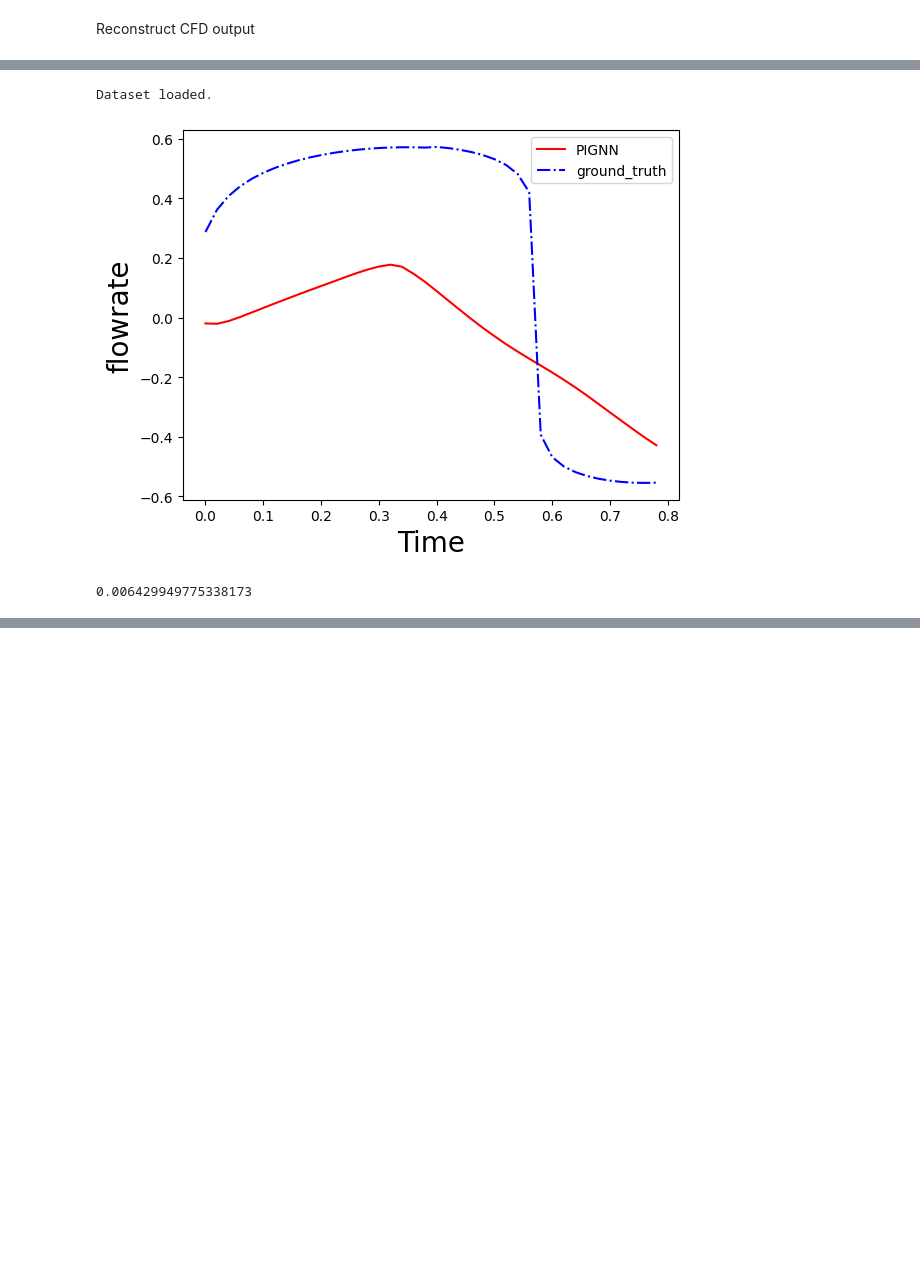
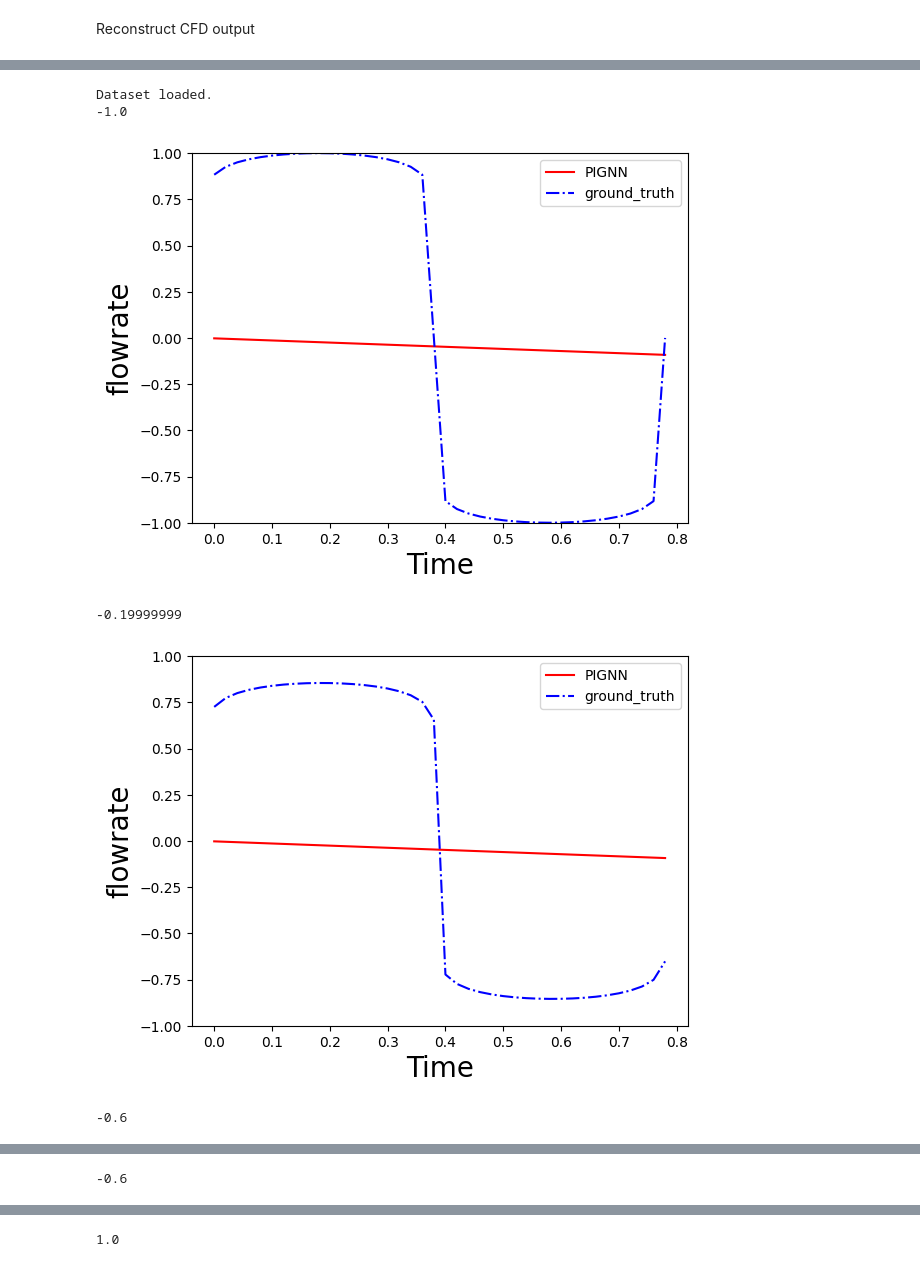
Before and after one commit to tamtran22/graph_batching, a Jupyter notebook: train1D_v3_2.ipynb, the cells around one changed output, grey strips where cells are left out. Saved outputs shown, nothing was run; the diff lists cells and outputs as text; code cells hidden in the pictures; blank space fills up the shorter version.

```diff
--- a/train1D_v3_2.ipynb
+++ b/train1D_v3_2.ipynb
@@ -27,7 +27,7 @@ dataset = OneDDatasetLoader(
 print('Dataset loaded.')
 
 train_dataset, test_dataset = train_eval_split(dataset,
-    train_id=list(range(15,30)), eval_id=list(range(0,15)))
+    train_id=list(range(0,15)), eval_id=list(range(15,30)))
 # %% [output]
 Dataset loaded.
 # %%
@@ -38,7 +38,7 @@ Train
 # %%
 import os
 import torch
-from networks.network_parc import PARC
+from networks.network_parc_v2 import PARC, MeshGraphNet
 os.environ["CUDA_VISIBLE_DEVICES"]="2"
 from networks.network_recurrent import objectview
 from networks.loss import WeightedMSELoss
@@ -51,7 +51,7 @@ args = objectview({
     'n_timesteps' : 1,
     'n_hiddenfields' : 128,
     'n_meshfields' : dataset[0].node_attr.size(1),
-    'n_bcfields' : 1,
+    'n_bcfields' : 0,
     'timesteps' : 0.02,
     'device' : torch.device("cuda:0" if torch.cuda.is_available() else "cpu"),
     'lr' : 5e-7,
@@ -68,6 +68,7 @@ model = PARC(
     n_meshfields=args.n_meshfields,
     n_bcfields=args.n_bcfields
 )
+
 model = model.to(args.device)
 optimizer = torch.optim.Adam(model.parameters(), lr=args.lr, weight_decay=args.weight_decay)
 # criterion = torch.nn.MSELoss()
@@ -76,7 +77,10 @@ criterion = WeightedMSELoss()
 # Train function v2
 def train(model, data, args):
     n_time = data.pressure.size(1)
-    edge_index = data.edge_index.to(args.device)
+    # edge_index = data.edge_index.to(args.device)
+    edge_index = torch.cat([
+        data.edge_index, torch.flip(data.edge_index, dims=[0]
+        )], dim=1).to(args.device)
     mesh_features = data.node_attr.to(args.device)
     F_bc = data.flowrate_bc.to(args.device)
     weight = data.node_weight.to(args.device)
@@ -113,7 +117,10 @@ def train(model, data, args):
 # Eval function
 def eval(model, data, args):
     n_time = data.pressure.size(1)
-    edge_index = data.edge_index.to(args.device)
+    # edge_index = data.edge_index.to(args.device)
+    edge_index = torch.cat([
+        data.edge_index, torch.flip(data.edge_index, dims=[0]
+        )], dim=1).to(args.device)
     mesh_features = data.node_attr.to(args.device)
     F_bc = data.flowrate_bc.to(args.device)
     weight = data.node_weight.to(args.device)
@@ -175,5 +182,5 @@ for epoch in range(args.epoch):
         args.train_lambda = 0.5
     print(f'Epoch {epoch}: train loss = {train_loss}; eval loss = {eval_loss}')
     if (epoch+1) % 25 == 0:
-        torch.save(model.state_dict(), f'models/parc_v3_epoch{epoch+1}.pth')
+        torch.save(model.state_dict(), f'models/parc_v3_differentiator_epoch{epoch+1}.pth')
 # %% [output]
@@ -225,10 +234,13 @@ import matplotlib.pyplot as plt
 
 def plot_comparison(model, data):
     n_time = data.pressure.size(1)
-    edge_index = data.edge_index.to(args.device)
+    # edge_index = data.edge_index.to(args.device)
+    edge_index = torch.cat([
+        data.edge_index, torch.flip(data.edge_index, dims=[0]
+        )], dim=1).to(args.device)
     mesh_features = data.node_attr.to(args.device)
     F_bc = data.flowrate_bc.to(args.device)
-    weight = data.node_weight.to(args.device)
+    # weight = data.node_weight.to(args.device)
     F_initial = torch.cat([
         data.pressure[:,0].unsqueeze(1),
         data.flowrate[:,0].unsqueeze(1)
@@ -238,49 +250,55 @@ def plot_comparison(model, data):
     with torch.no_grad():
         Fs, F_dots = model(F_initial, mesh_features, edge_index, F_bc)
 
         Fs_hat = torch.cat([data.pressure.unsqueeze(-1), data.flowrate.unsqueeze(-1)], dim=-1)\
                     .to(args.device) # concat pressure and flowrate
 
         # F_dots_hat = cal_derivative(Fs_hat, dim=1, delta_t=args.timesteps)
         F_dots_hat = torch.cat([data.pressure_dot.unsqueeze(-1), data.flowrate_dot.unsqueeze(-1)], dim=-1)\
                 .to(args.device)
 
         Fs_hat = Fs_hat[:,1:,:]
         F_dots_hat = F_dots_hat[:,1:,:]
 
-        loss = (1.-args.train_lambda)*criterion(Fs_hat, Fs, weight) + \
-            args.train_lambda*criterion(F_dots_hat, F_dots, weight)
+        # loss = (1.-args.train_lambda)*criterion(Fs_hat, Fs) + \
+        #     args.train_lambda*criterion(F_dots_hat, F_dots)
 
-        total_loss = loss.item()
+        # total_loss = loss.item()
     # print(Fs.size(), Fs_hat.size())
 
 
 
 
     # plot
-    i_node = 10
-    i_field = 1
-    y_pred = Fs.cpu().numpy()[i_node,:,i_field]
-    y_true = Fs_hat.cpu().numpy()[i_node,:,i_field]
-    x = [i * 4.0 /200 for i in range(y_pred.shape[0])]
-    plt.plot(x, y_pred, c='red', label='PIGNN')
-    plt.plot(x, y_true, c='blue', linestyle='dashdot', label='ground_truth')
-    # plt.ylim([-1,1])
-    plt.legend(loc='upper right')
-    plt.ylabel('flowrate', fontsize=20)
-    plt.xlabel('Time', fontsize=20)
-    plt.show()
+    for i_node in [1, 100, 1000, 10000, 50000]:
 
-    return total_loss
+        i_field = 1
+        y_pred = Fs.cpu().numpy()[i_node,:,i_field]
+        y_true = Fs_hat.cpu().numpy()[i_node,:,i_field]
+        x = [i * 4.0 /200 for i in range(y_pred.shape[0])]
+        print(data.node_attr.numpy()[i_node, 6])
+        plt.ylim(-1,1)
+        plt.plot(x, y_pred, c='red', label='PIGNN')
+        plt.plot(x, y_true, c='blue', linestyle='dashdot', label='ground_truth')
+        # plt.ylim([-1,1])
+        plt.legend(loc='upper right')
+        plt.ylabel('flowrate', fontsize=20)
+        plt.xlabel('Time', fontsize=20)
+        plt.show()
+
+    return 0
 
 dataset = OneDDatasetLoader(
     root_dir='/data1/tam/downloaded_datasets_nodeattr_v2',
     sub_dir='/validation/'
 )
 print('Dataset loaded.')
 
-plot_comparison(model, train_dataset[35])
+plot_comparison(model, dataset[40])
 # %% [output]
 Dataset loaded.
+-1.0
-[figure, old version]
+[figure, new version]
-0.006429949775338173
+-0.19999999
+[figure, added]
+-0.6
@@ -286,0 +306 @@ Dataset loaded.
+-0.6
@@ -286,0 +308 @@ Dataset loaded.
+1.0
```
Also changed, not shown: parts of 5 cells of this notebook, 21 other files.
